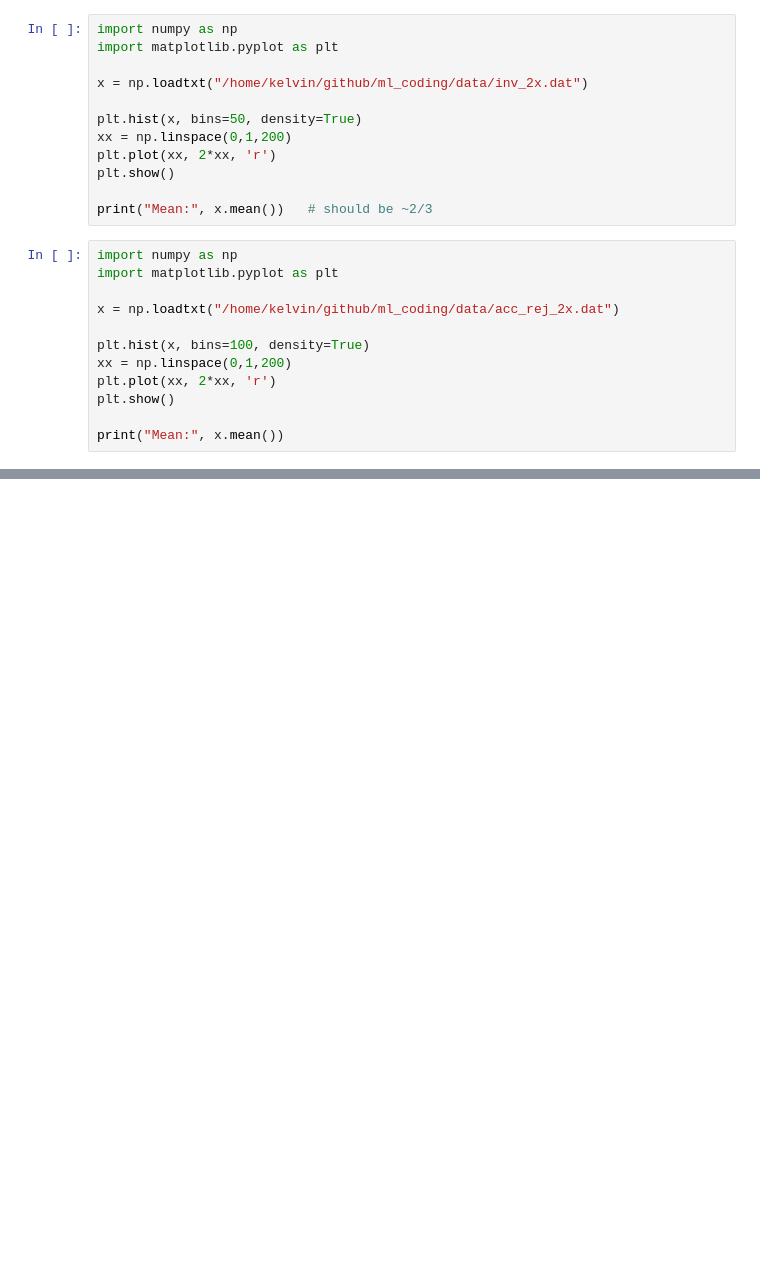
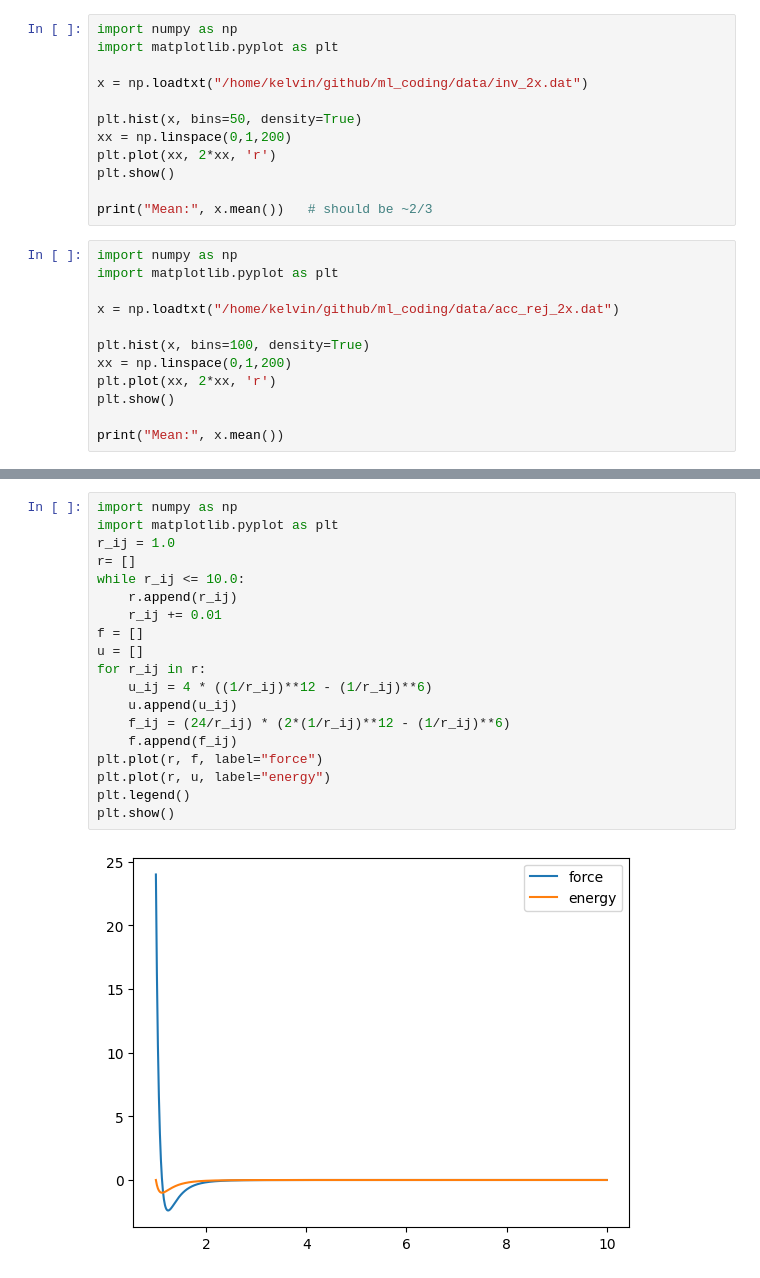
Before and after one commit to KirtiKT06/codes, a Jupyter notebook: notebooks/second_notebook.ipynb, the cells around one changed output, grey strips where cells are left out. Saved outputs shown, nothing was run; the diff lists cells and outputs as text; blank space fills up the shorter version.

```diff
--- a/notebooks/second_notebook.ipynb
+++ b/notebooks/second_notebook.ipynb
@@ -1201,0 +1230,21 @@ print("Mean:", x.mean())
+# %%
+import numpy as np
+import matplotlib.pyplot as plt
+r_ij = 1.0
+r= []
+while r_ij <= 10.0:
+    r.append(r_ij)
+    r_ij += 0.01
+f = []
+u = []
+for r_ij in r:
+    u_ij = 4 * ((1/r_ij)**12 - (1/r_ij)**6)
+    u.append(u_ij)
+    f_ij = (24/r_ij) * (2*(1/r_ij)**12 - (1/r_ij)**6)
+    f.append(f_ij)
+plt.plot(r, f, label="force")
+plt.plot(r, u, label="energy")
+plt.legend()
+plt.show()
+# %% [output]
+[figure, added]
```
Also changed, not shown: parts of 6 cells of this notebook, 9 other files.
